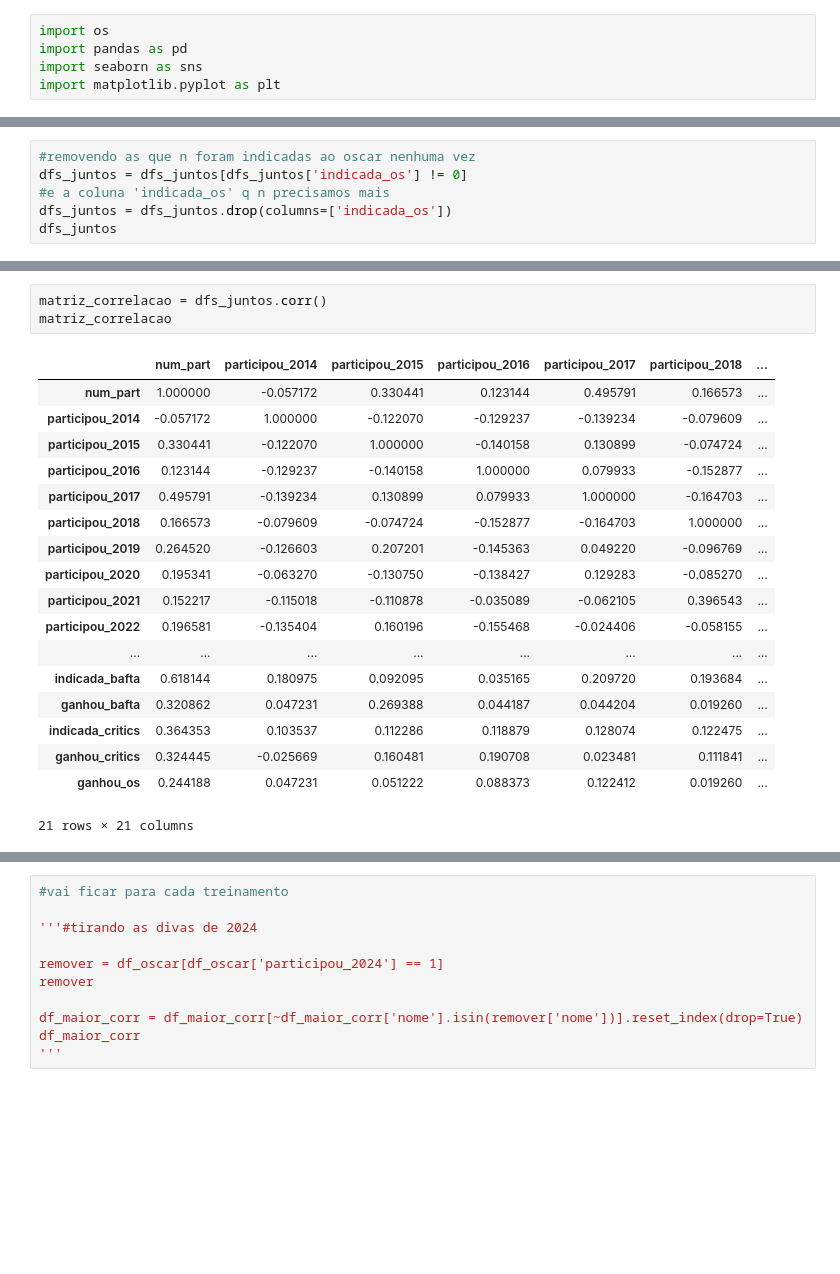
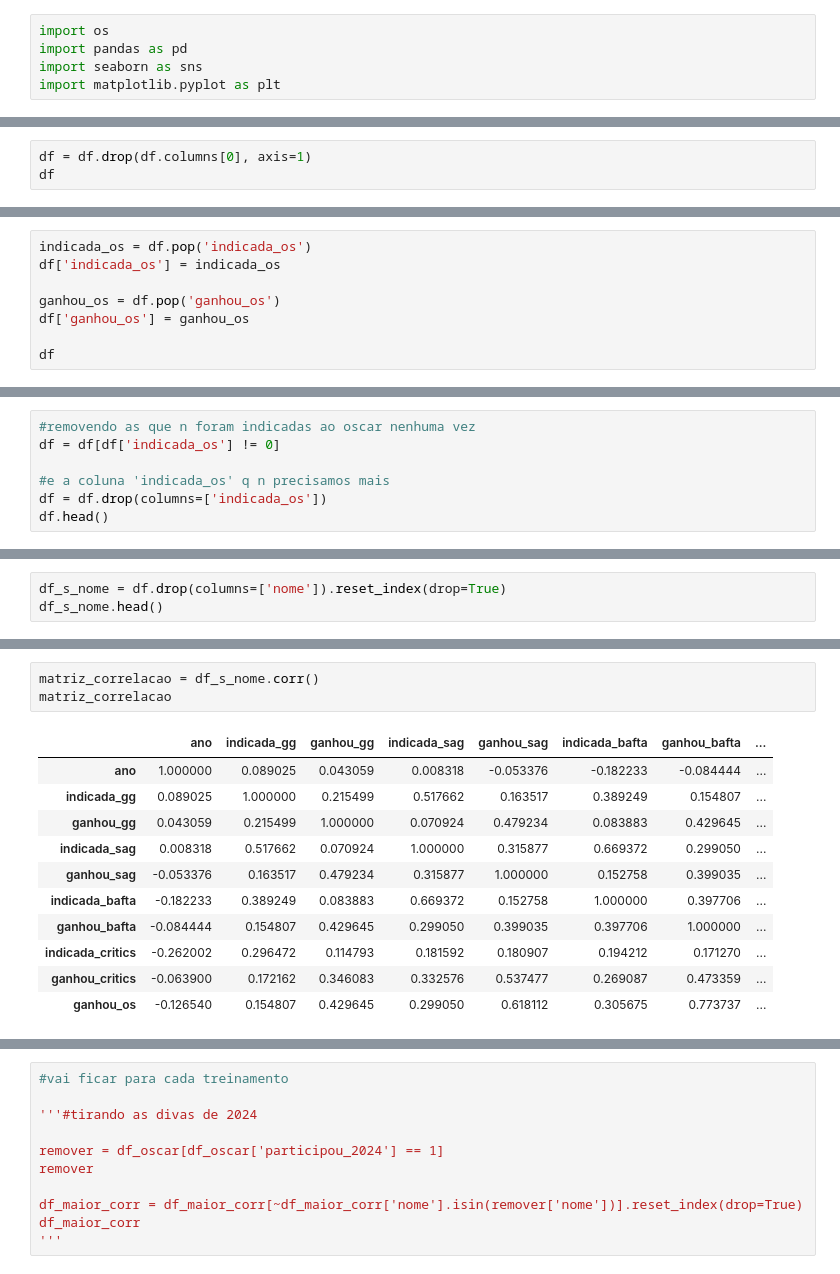
Before and after one commit to JamboTechUFPB/oscar-prediction, a Jupyter notebook: analise.ipynb, the cells around one changed output, grey strips where cells are left out. Drawn from its saved outputs; the diff is of its cells as text; blank space fills up the shorter version.

```diff
--- a/analise.ipynb
+++ b/analise.ipynb
@@ -139,0 +8,3 @@ Quantas atrizes 'ganhou_os': 8
+# %%
+df = df.drop(df.columns[0], axis=1)
+df
@@ -139,0 +29,8 @@ Quantas atrizes 'ganhou_os': 8
+# %%
+indicada_os = df.pop('indicada_os')
+df['indicada_os'] = indicada_os
+
+ganhou_os = df.pop('ganhou_os')
+df['ganhou_os'] = ganhou_os
+
+df
@@ -140,7 +51,8 @@ Quantas atrizes 'ganhou_os': 8
 # %%
 #removendo as que n foram indicadas ao oscar nenhuma vez
-dfs_juntos = dfs_juntos[dfs_juntos['indicada_os'] != 0]
+df = df[df['indicada_os'] != 0]
+
 #e a coluna 'indicada_os' q n precisamos mais
-dfs_juntos = dfs_juntos.drop(columns=['indicada_os'])
-dfs_juntos
+df = df.drop(columns=['indicada_os'])
+df.head()
 # %% [output]
@@ -165,0 +65,3 @@ dfs_juntos
+# %%
+df_s_nome = df.drop(columns=['nome']).reset_index(drop=True)
+df_s_nome.head()
@@ -166,25 +75,18 @@ dfs_juntos
 # %%
-matriz_correlacao = dfs_juntos.corr()
+matriz_correlacao = df_s_nome.corr()
 matriz_correlacao
 # %% [output]
-|  | num_part | participou_2014 | participou_2015 | participou_2016 | participou_2017 | participou_2018 | ... |
-| num_part | 1.000000 | -0.057172 | 0.330441 | 0.123144 | 0.495791 | 0.166573 | ... |
-| participou_2014 | -0.057172 | 1.000000 | -0.122070 | -0.129237 | -0.139234 | -0.079609 | ... |
-| participou_2015 | 0.330441 | -0.122070 | 1.000000 | -0.140158 | 0.130899 | -0.074724 | ... |
-| participou_2016 | 0.123144 | -0.129237 | -0.140158 | 1.000000 | 0.079933 | -0.152877 | ... |
-| participou_2017 | 0.495791 | -0.139234 | 0.130899 | 0.079933 | 1.000000 | -0.164703 | ... |
-| participou_2018 | 0.166573 | -0.079609 | -0.074724 | -0.152877 | -0.164703 | 1.000000 | ... |
-| participou_2019 | 0.264520 | -0.126603 | 0.207201 | -0.145363 | 0.049220 | -0.096769 | ... |
-| participou_2020 | 0.195341 | -0.063270 | -0.130750 | -0.138427 | 0.129283 | -0.085270 | ... |
-| participou_2021 | 0.152217 | -0.115018 | -0.110878 | -0.035089 | -0.062105 | 0.396543 | ... |
-| participou_2022 | 0.196581 | -0.135404 | 0.160196 | -0.155468 | -0.024406 | -0.058155 | ... |
-| ... | ... | ... | ... | ... | ... | ... | ... |
-| indicada_bafta | 0.618144 | 0.180975 | 0.092095 | 0.035165 | 0.209720 | 0.193684 | ... |
-| ganhou_bafta | 0.320862 | 0.047231 | 0.269388 | 0.044187 | 0.044204 | 0.019260 | ... |
-| indicada_critics | 0.364353 | 0.103537 | 0.112286 | 0.118879 | 0.128074 | 0.122475 | ... |
-| ganhou_critics | 0.324445 | -0.025669 | 0.160481 | 0.190708 | 0.023481 | 0.111841 | ... |
-| ganhou_os | 0.244188 | 0.047231 | 0.051222 | 0.088373 | 0.122412 | 0.019260 | ... |
+|  | ano | indicada_gg | ganhou_gg | indicada_sag | ganhou_sag | indicada_bafta | ganhou_bafta | ... |
+| ano | 1.000000 | 0.089025 | 0.043059 | 0.008318 | -0.053376 | -0.182233 | -0.084444 | ... |
+| indicada_gg | 0.089025 | 1.000000 | 0.215499 | 0.517662 | 0.163517 | 0.389249 | 0.154807 | ... |
+| ganhou_gg | 0.043059 | 0.215499 | 1.000000 | 0.070924 | 0.479234 | 0.083883 | 0.429645 | ... |
+| indicada_sag | 0.008318 | 0.517662 | 0.070924 | 1.000000 | 0.315877 | 0.669372 | 0.299050 | ... |
+| ganhou_sag | -0.053376 | 0.163517 | 0.479234 | 0.315877 | 1.000000 | 0.152758 | 0.399035 | ... |
+| indicada_bafta | -0.182233 | 0.389249 | 0.083883 | 0.669372 | 0.152758 | 1.000000 | 0.397706 | ... |
+| ganhou_bafta | -0.084444 | 0.154807 | 0.429645 | 0.299050 | 0.399035 | 0.397706 | 1.000000 | ... |
+| indicada_critics | -0.262002 | 0.296472 | 0.114793 | 0.181592 | 0.180907 | 0.194212 | 0.171270 | ... |
+| ganhou_critics | -0.063900 | 0.172162 | 0.346083 | 0.332576 | 0.537477 | 0.269087 | 0.473359 | ... |
+| ganhou_os | -0.126540 | 0.154807 | 0.429645 | 0.299050 | 0.618112 | 0.305675 | 0.773737 | ... |
-21 rows × 21 columns
 # %%
 plt.figure(figsize=(12, 8))
 sns.heatmap(matriz_correlacao, annot=True, cmap='coolwarm', fmt='.2f')
```
Also changed, not shown: parts of 19 cells of this notebook, 3 other files.
